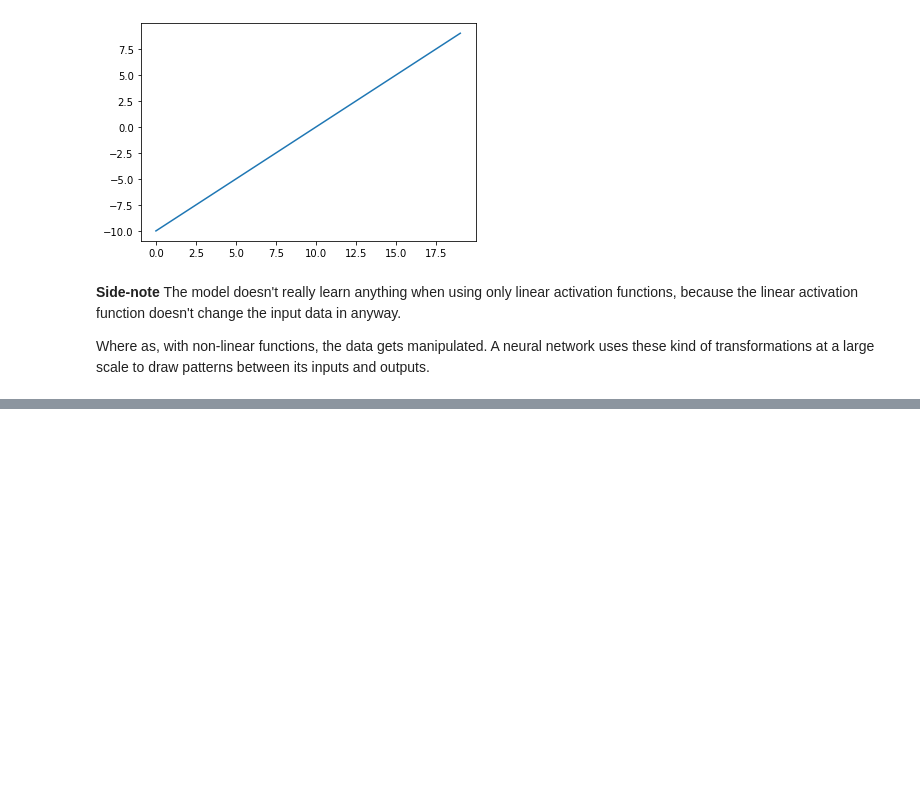
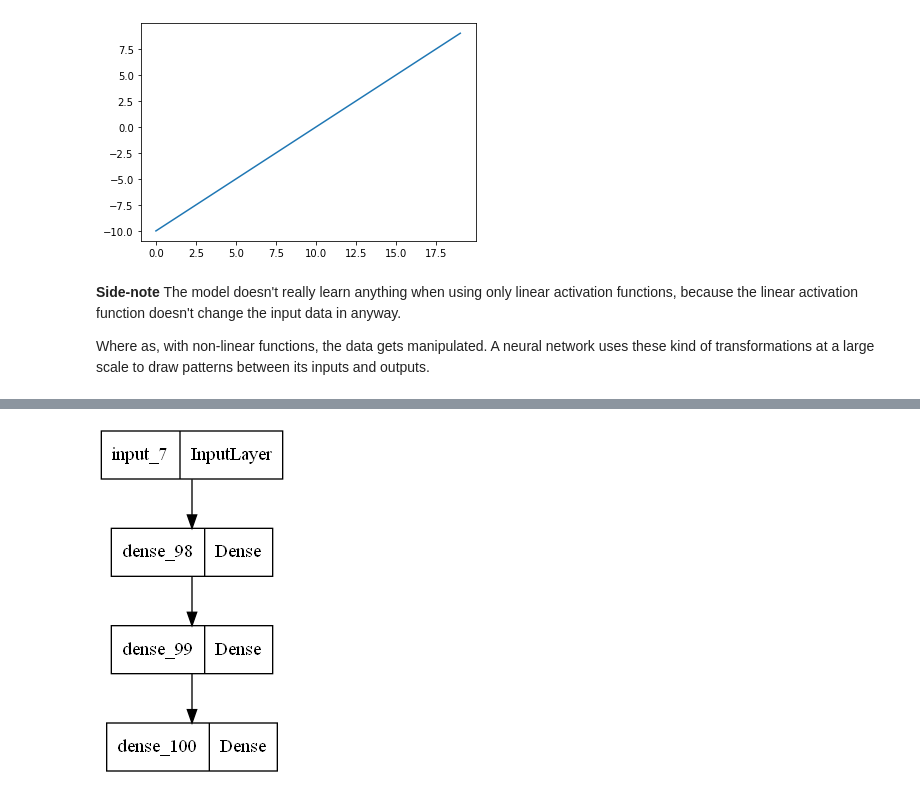
Before and after one commit to Ammar-Raneez/TF_Learning_ZTM, a Jupyter notebook: tensorflow-classification.ipynb, the cells around one changed output, grey strips where cells are left out. Drawn from its saved outputs; the diff is of its cells as text; code cells hidden in the pictures; blank space fills up the shorter version.

Commit message:
Add improved model

```diff
--- a/tensorflow-classification.ipynb
+++ b/tensorflow-classification.ipynb
@@ -606,0 +609,6 @@ Where as, with non-linear functions, the data gets manipulated. A neural network
+# %%
+from sklearn.model_selection import train_test_split
+
+X_train, X_test, y_train, y_test = train_test_split(X, y, test_size=0.2)
+
+X_train.shape, X_test.shape, y_train.shape, y_test.shape
@@ -606,0 +617,20 @@ Where as, with non-linear functions, the data gets manipulated. A neural network
+# %%
+# Create model
+tf.random.set_seed(42)
+
+model_8 = tf.keras.Sequential([
+    tf.keras.Input(shape=(X_train.shape[1],)),
+    tf.keras.layers.Dense(4, activation='relu'),
+    tf.keras.layers.Dense(4, activation='relu'),
+    tf.keras.layers.Dense(1, activation='sigmoid')
+])
+
+model_8.compile(
+    loss=tf.keras.losses.binary_crossentropy,
+    optimizer=tf.keras.optimizers.Adam(learning_rate=0.01),
+    metrics=['accuracy']
+)
+
+
+model_8.build()
+model_8.summary()
@@ -606,0 +653,4 @@ Where as, with non-linear functions, the data gets manipulated. A neural network
+# %%
+plot_model(model_8)
+# %% [output]
+[figure, added]
```
Also changed, not shown: parts of 7 cells of this notebook.
